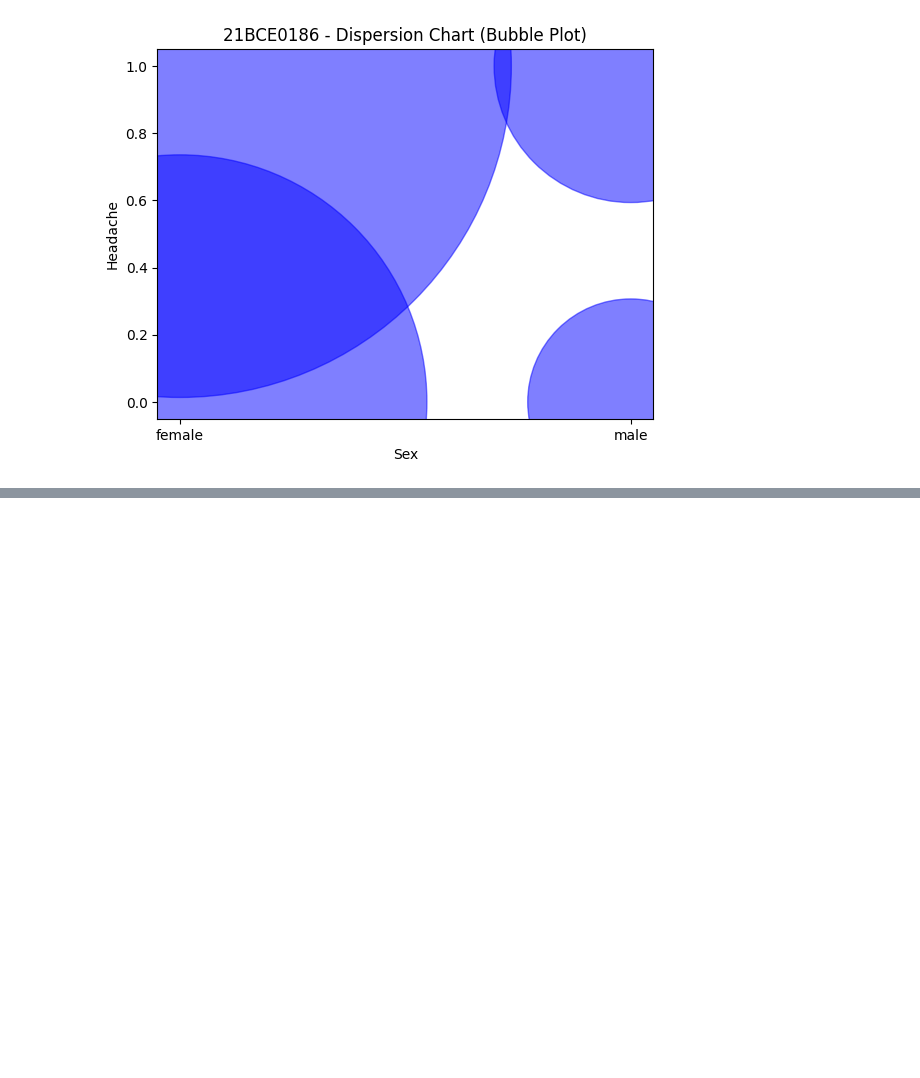
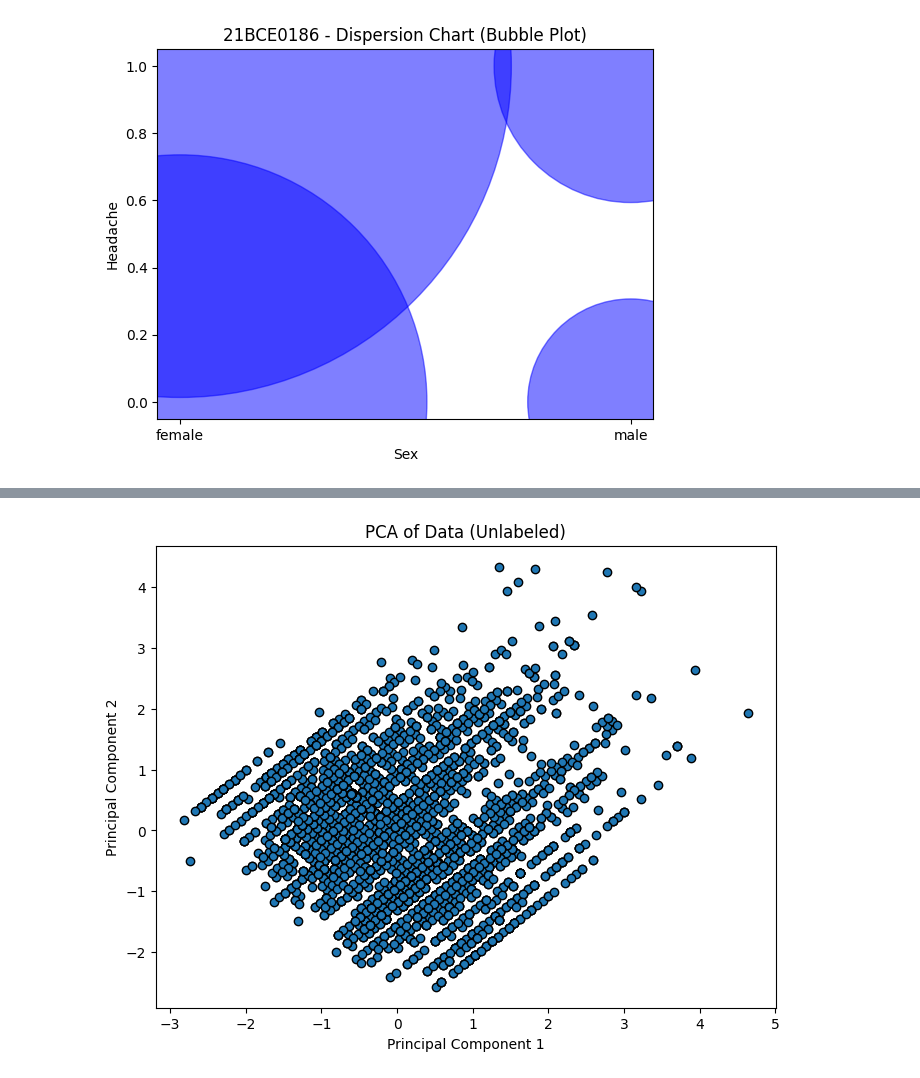
Before and after one commit to jainaryan/eda-class, a Jupyter notebook: EDA_task.ipynb, the cells around one changed output, grey strips where cells are left out. Saved outputs shown, nothing was run; the diff lists cells and outputs as text; code cells hidden in the pictures; blank space fills up the shorter version.

```diff
--- a/EDA_task.ipynb
+++ b/EDA_task.ipynb
@@ -821,0 +855,10 @@ fig.show()
+# %%
+# If you haven't applied clustering yet, you can visualize the PCA without cluster labels
+plt.figure(figsize=(8, 6))
+plt.scatter(X_pca[:, 0], X_pca[:, 1], marker='o', edgecolor='k')
+plt.xlabel('Principal Component 1')
+plt.ylabel('Principal Component 2')
+plt.title('PCA of Data (Unlabeled)')
+plt.show()
+# %% [output]
+[figure, added]
```
Also changed, not shown: parts of 12 cells of this notebook.
